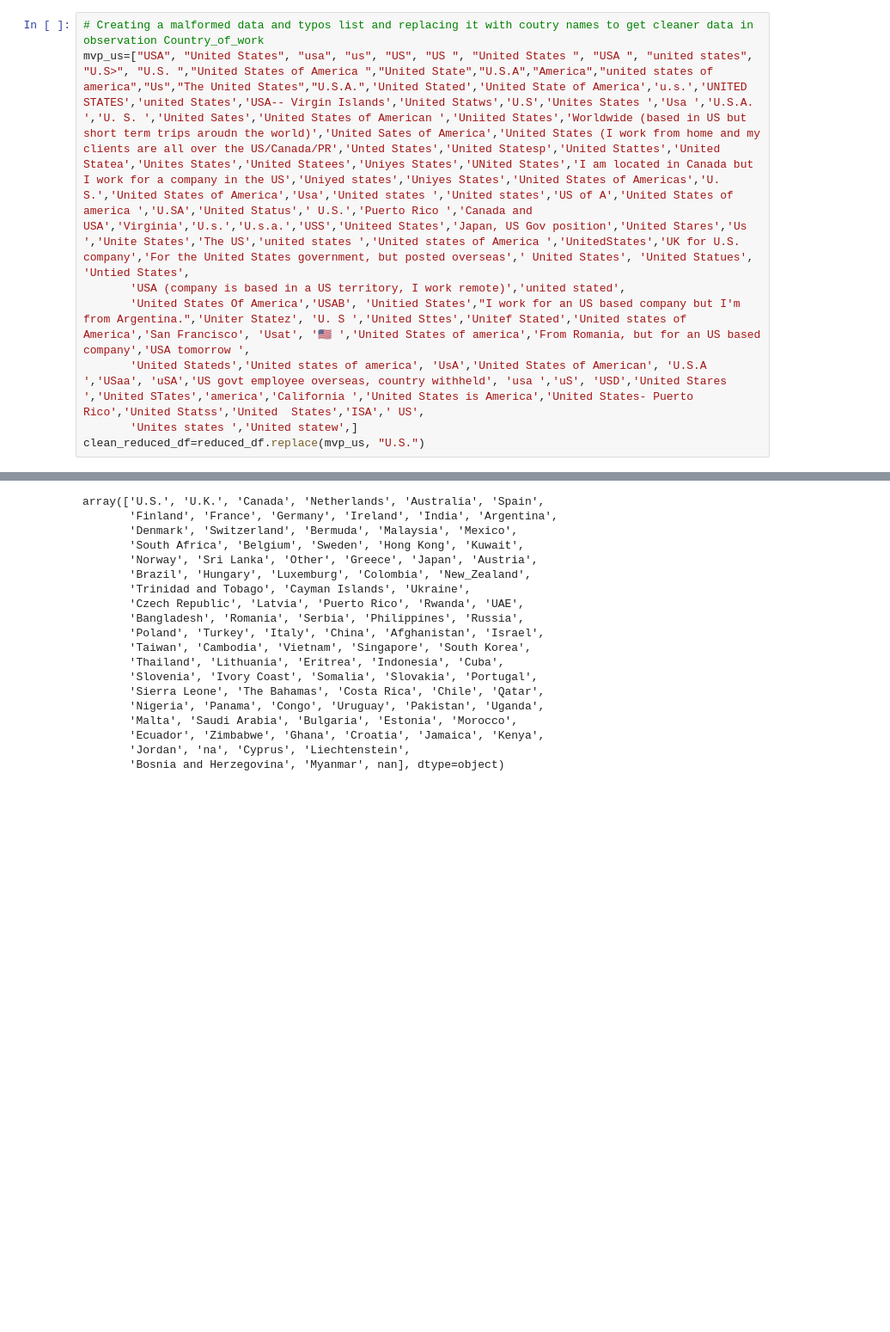
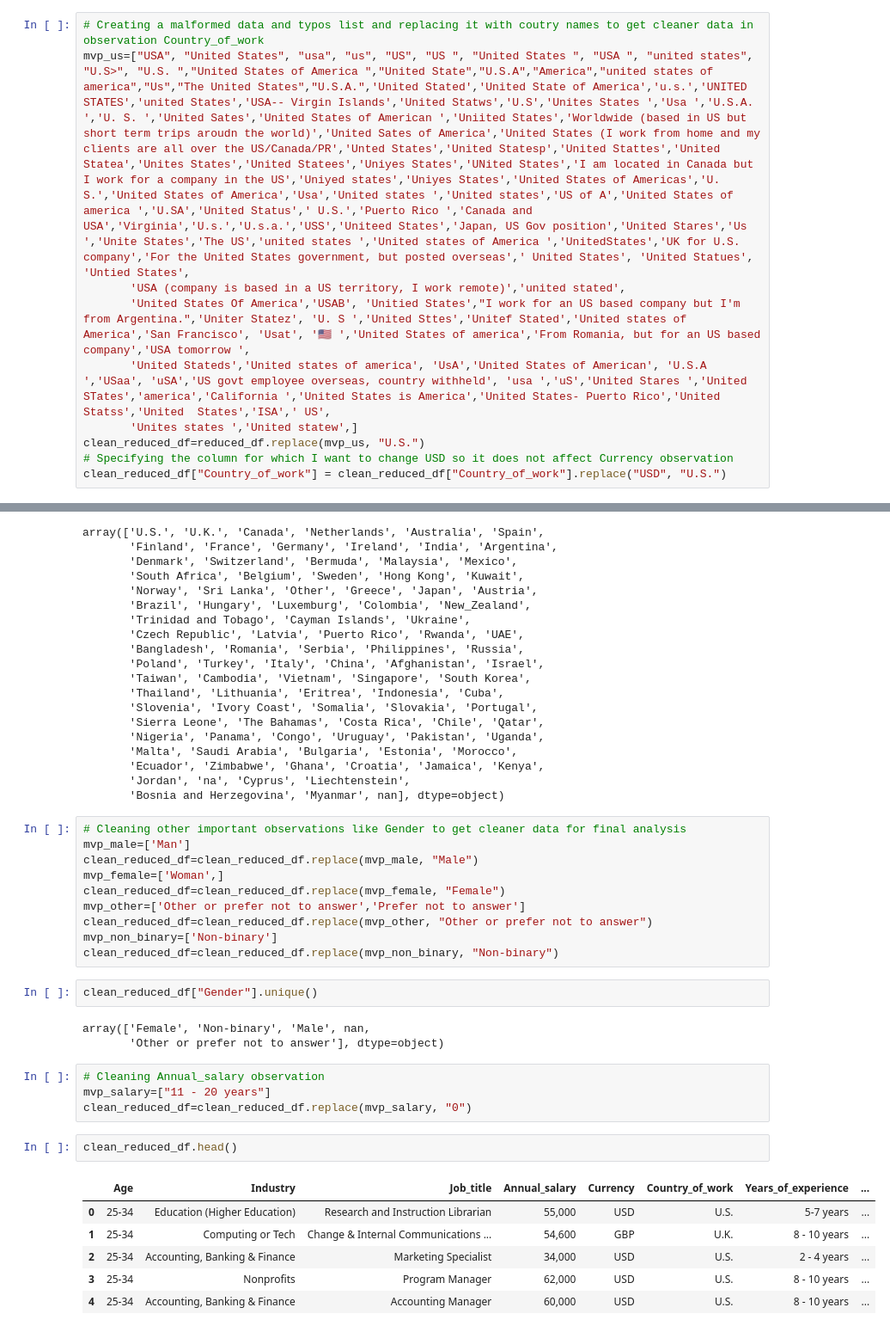
Before and after one commit to pta20037/CA1_SalarySurvey, a Jupyter notebook: CA1_SalarySurvey.ipynb, the cells around one changed output, grey strips where cells are left out. Shown at 86% size. Cells and saved outputs as stored; diff of their text form; blank space fills up the shorter version.

```diff
--- a/CA1_SalarySurvey.ipynb
+++ b/CA1_SalarySurvey.ipynb
@@ -166,9 +176,11 @@ array(['Woman', 'Non-binary', 'Man', nan, 'Other or prefer not to answer',
 mvp_us=["USA", "United States", "usa", "us", "US", "US ", "United States ", "USA ", "united states", "U.S>", "U.S. ","United States of America ","United State","U.S.A","America","united states of america","Us","The United States","U.S.A.",'United Stated','United State of America','u.s.','UNITED STATES','united States','USA-- Virgin Islands','United Statws','U.S','Unites States ','Usa ','U.S.A. ','U. S. ','United Sates','United States of American ','Uniited States','Worldwide (based in US but short term trips aroudn the world)','United Sates of America','United States (I work from home and my clients are all over the US/Canada/PR','Unted States','United Statesp','United Stattes','United Statea','Unites States','United Statees','Uniyes States','UNited States','I am located in Canada but I work for a company in the US','Uniyed states','Uniyes States','United States of Americas','U. S.','United States of America','Usa','United states ','United states','US of A','United States of america ','U.SA','United Status',' U.S.','Puerto Rico ','Canada and USA','Virginia','U.s.','U.s.a.','USS','Uniteed States','Japan, US Gov position','United Stares','Us ','Unite States','The US','united states ','United states of America ','UnitedStates','UK for U.S. company','For the United States government, but posted overseas',' United States', 'United Statues', 'Untied States',
        'USA (company is based in a US territory, I work remote)','united stated',
        'United States Of America','USAB', 'Unitied States',"I work for an US based company but I'm from Argentina.",'Uniter Statez', 'U. S ','United Sttes','Unitef Stated','United states of America','San Francisco', 'Usat', '🇺🇸 ','United States of america','From Romania, but for an US based company','USA tomorrow ',
-       'United Stateds','United states of america', 'UsA','United States of American', 'U.S.A ','USaa', 'uSA','US govt employee overseas, country withheld', 'usa ','uS', 'USD','United Stares ','United STates','america','California ','United States is America','United States- Puerto Rico','United Statss','United  States','ISA',' US',
+       'United Stateds','United states of america', 'UsA','United States of American', 'U.S.A ','USaa', 'uSA','US govt employee overseas, country withheld', 'usa ','uS','United Stares ','United STates','america','California ','United States is America','United States- Puerto Rico','United Statss','United  States','ISA',' US',
        'Unites states ','United statew',]
 clean_reduced_df=reduced_df.replace(mvp_us, "U.S.")
+# Specifying the column for which I want to change USD so it does not affect Currency observation
+clean_reduced_df["Country_of_work"] = clean_reduced_df["Country_of_work"].replace("USD", "U.S.")
 # %%
 mvp_uk=['United Kingdom','United Kingdom ', 'UK', 'Scotland ','England','Scotland','UK ','Uk','Great Britain ','England ','Northern Ireland','England/UK','England, UK.','Britain ','United Kingdom (England)','United Kingdom.','United kingdom','United kingdom ','U.K. ','England, UK','uk','Jersey, Channel islands', 'Uk ','Great Britain','Hartford','UK (Northern Ireland)','United Kindom','Wales (United Kingdom)', 'England, Gb','Wales','Northern Ireland ', 'england','U.K. (northern England)', 'U.K','UK (England)', 'UK, remote',
        'Scotland, UK','Unites kingdom ','United Kingdomk','united kingdom','Austria, but I work remotely for a Dutch/British company','Wales, UK','England, United Kingdom','Englang','England, United Kingdom ','United y',
@@ -331,3 +343,31 @@ array(['U.S.', 'U.K.', 'Canada', 'Netherlands', 'Australia', 'Spain',
        'Ecuador', 'Zimbabwe', 'Ghana', 'Croatia', 'Jamaica', 'Kenya',
        'Jordan', 'na', 'Cyprus', 'Liechtenstein',
        'Bosnia and Herzegovina', 'Myanmar', nan], dtype=object)
+# %%
+# Cleaning other important observations like Gender to get cleaner data for final analysis
+mvp_male=['Man']
+clean_reduced_df=clean_reduced_df.replace(mvp_male, "Male")
+mvp_female=['Woman',]
+clean_reduced_df=clean_reduced_df.replace(mvp_female, "Female")
+mvp_other=['Other or prefer not to answer','Prefer not to answer']
+clean_reduced_df=clean_reduced_df.replace(mvp_other, "Other or prefer not to answer")
+mvp_non_binary=['Non-binary']
+clean_reduced_df=clean_reduced_df.replace(mvp_non_binary, "Non-binary")
+# %%
+clean_reduced_df["Gender"].unique()
+# %% [output]
+array(['Female', 'Non-binary', 'Male', nan,
+       'Other or prefer not to answer'], dtype=object)
+# %%
+# Cleaning Annual_salary observation
+mvp_salary=["11 - 20 years"]
+clean_reduced_df=clean_reduced_df.replace(mvp_salary, "0")
+# %%
+clean_reduced_df.head()
+# %% [output]
+|  | Age | Industry | Job_title | Annual_salary | Currency | Country_of_work | Years_of_experience | ... |
+| 0 | 25-34 | Education (Higher Education) | Research and Instruction Librarian | 55,000 | USD | U.S. | 5-7 years | ... |
+| 1 | 25-34 | Computing or Tech | Change & Internal Communications ... | 54,600 | GBP | U.K. | 8 - 10 years | ... |
+| 2 | 25-34 | Accounting, Banking & Finance | Marketing Specialist | 34,000 | USD | U.S. | 2 - 4 years | ... |
+| 3 | 25-34 | Nonprofits | Program Manager | 62,000 | USD | U.S. | 8 - 10 years | ... |
+| 4 | 25-34 | Accounting, Banking & Finance | Accounting Manager | 60,000 | USD | U.S. | 8 - 10 years | ... |
```
Also changed, not shown: parts of 19 cells of this notebook, 1 other file.
